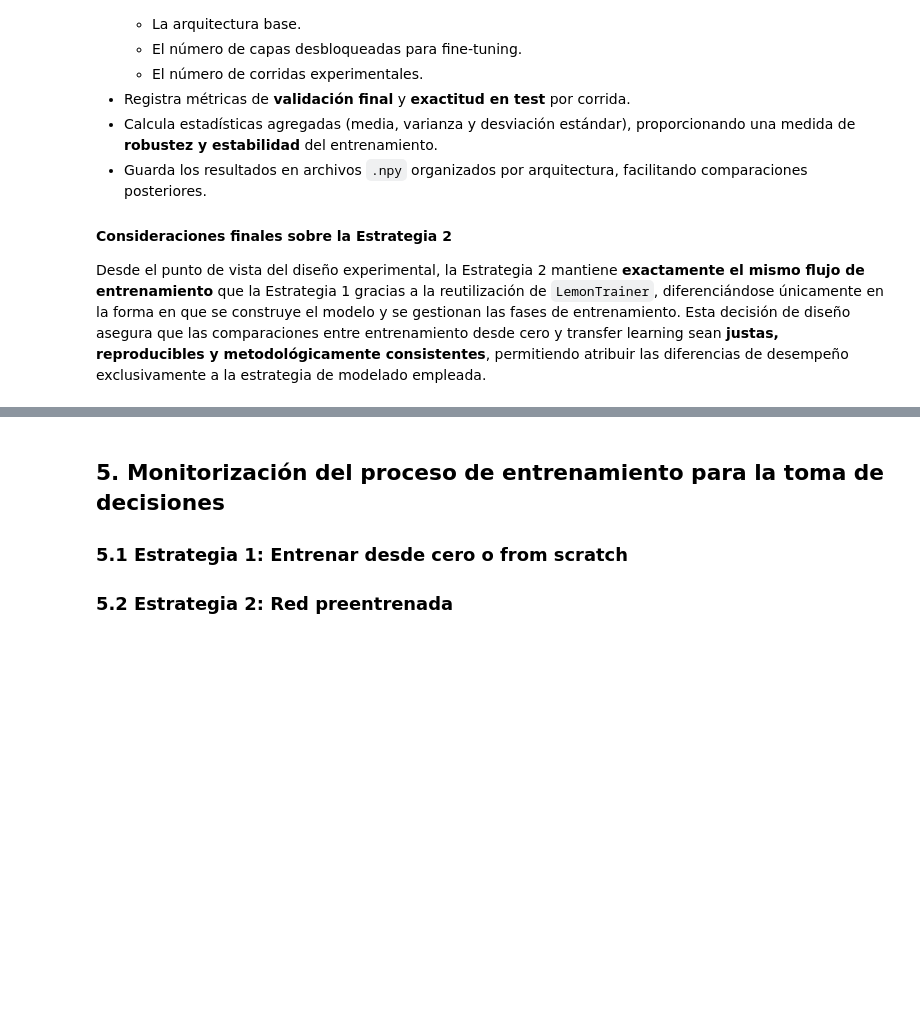
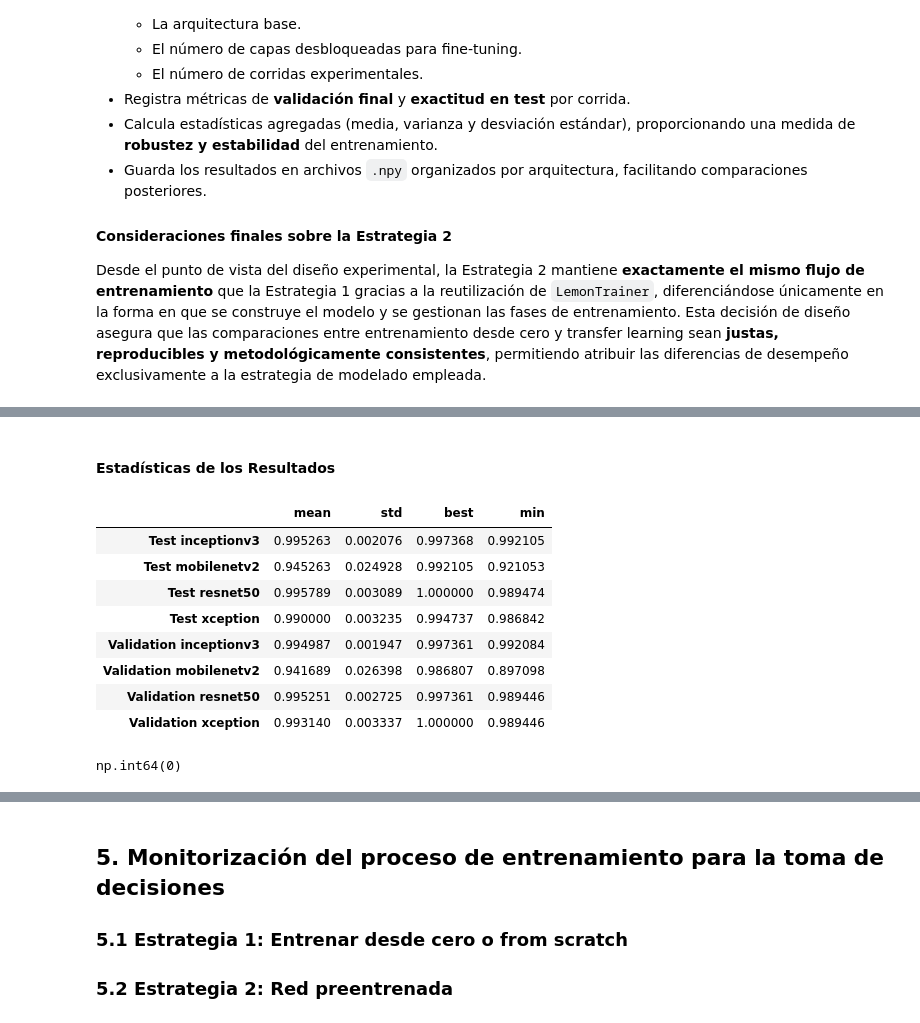
Before and after one commit to fresvel/07MIAR_PROYECTO, a Jupyter notebook: 07MIAR_Proyecto.ipynb, the cells around one changed output, grey strips where cells are left out. Drawn from its saved outputs; the diff is of its cells as text; code cells hidden in the pictures; blank space fills up the shorter version.

```diff
--- a/07MIAR_Proyecto.ipynb
+++ b/07MIAR_Proyecto.ipynb
@@ -551,0 +583,28 @@ Desde el punto de vista del diseño experimental, la Estrategia 2 mantiene **exa
+# %% [markdown]
+#### Estadísticas de los Resultados
+# %%
+summary = pd.concat(
+    [
+        df_results.mean().rename("mean"),
+        df_results.std().rename("std"),
+        df_results.max().rename("best"),
+        df_results.min().rename("min"),
+    ],
+    axis=1
+)
+
+display(summary)
+# %% [output]
+|  | mean | std | best | min |
+| Test inceptionv3 | 0.995263 | 0.002076 | 0.997368 | 0.992105 |
+| Test mobilenetv2 | 0.945263 | 0.024928 | 0.992105 | 0.921053 |
+| Test resnet50 | 0.995789 | 0.003089 | 1.000000 | 0.989474 |
+| Test xception | 0.990000 | 0.003235 | 0.994737 | 0.986842 |
+| Validation inceptionv3 | 0.994987 | 0.001947 | 0.997361 | 0.992084 |
+| Validation mobilenetv2 | 0.941689 | 0.026398 | 0.986807 | 0.897098 |
+| Validation resnet50 | 0.995251 | 0.002725 | 0.997361 | 0.989446 |
+| Validation xception | 0.993140 | 0.003337 | 1.000000 | 0.989446 |
+# %%
+results['Test inceptionv3'].argmax()
+# %% [output]
+np.int64(0)
```
Also changed, not shown: parts of 22 cells of this notebook, 3 other files.
